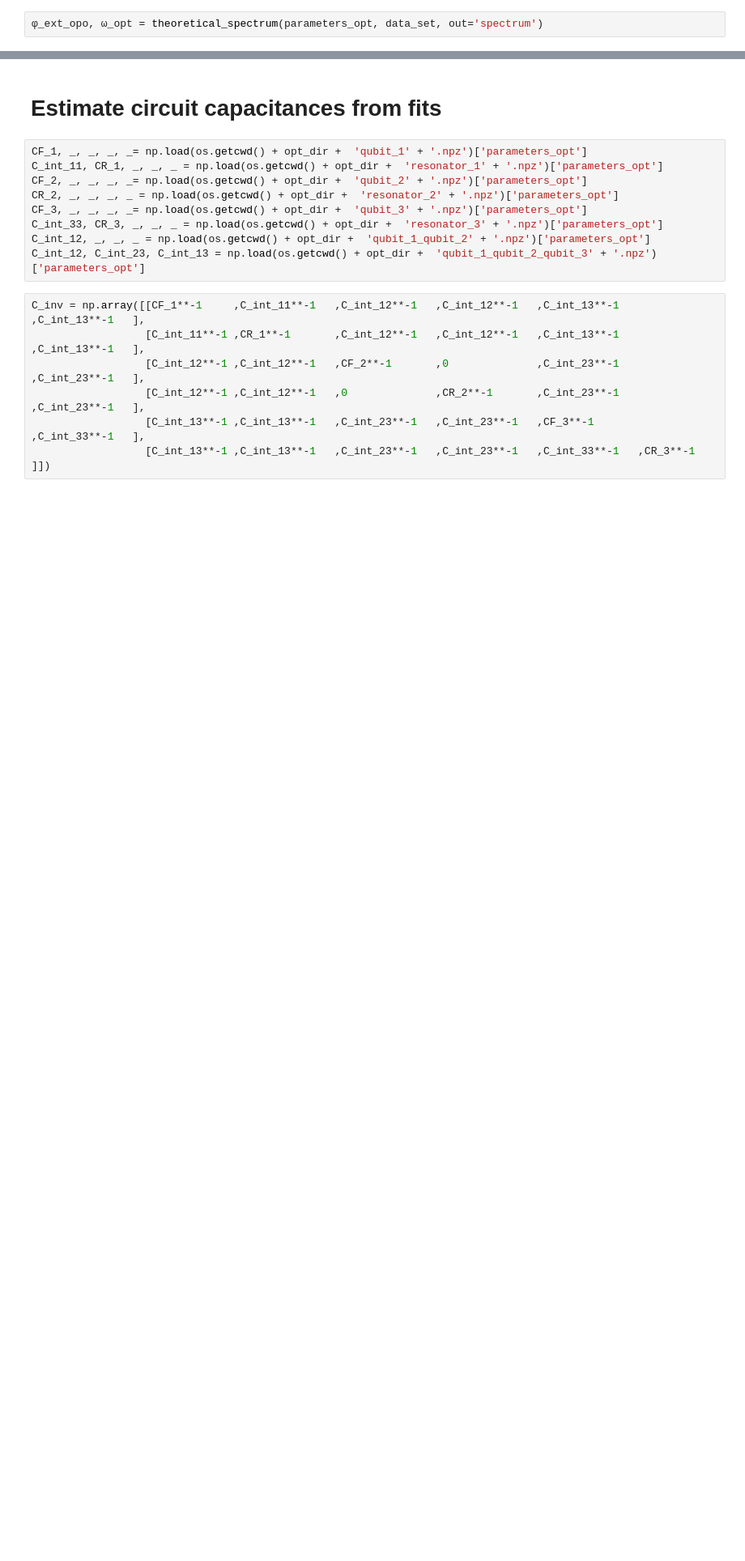
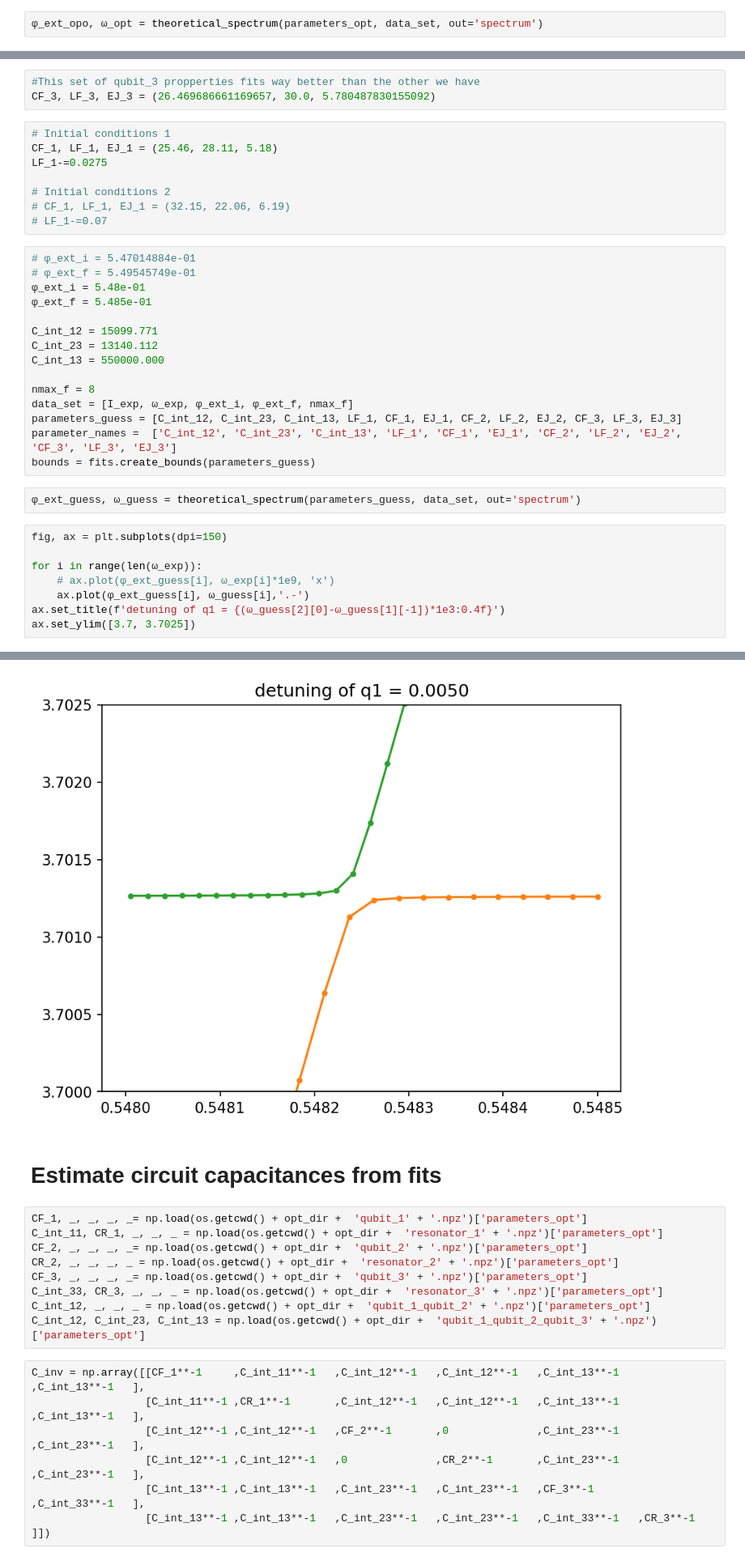
Before and after one commit to GabrielJauma/tunable-capacitive-coupling-flux-qubits, a Jupyter notebook: KIT/spectral_data_KIT/fit_spectra.ipynb, the cells around one changed output, grey strips where cells are left out. Shown at 81% size. Drawn from its saved outputs; the diff is of its cells as text; blank space fills up the shorter version.

```diff
--- a/KIT/spectral_data_KIT/fit_spectra.ipynb
+++ b/KIT/spectral_data_KIT/fit_spectra.ipynb
@@ -1398,0 +1549,37 @@ ax.set_xlabel(r'$\varphi_{ext,3}$')
+# %%
+#This set of qubit_3 propperties fits way better than the other we have
+CF_3, LF_3, EJ_3 = (26.469686661169657, 30.0, 5.780487830155092)
+# %%
+# Initial conditions 1
+CF_1, LF_1, EJ_1 = (25.46, 28.11, 5.18)
+LF_1-=0.0275
+
+# Initial conditions 2
+# CF_1, LF_1, EJ_1 = (32.15, 22.06, 6.19)
+# LF_1-=0.07
+# %%
+# φ_ext_i = 5.47014884e-01
+# φ_ext_f = 5.49545749e-01
+φ_ext_i = 5.48e-01
+φ_ext_f = 5.485e-01
+
+C_int_12 = 15099.771
+C_int_23 = 13140.112
+C_int_13 = 550000.000
+
+nmax_f = 8
+data_set = [I_exp, ω_exp, φ_ext_i, φ_ext_f, nmax_f]
+parameters_guess = [C_int_12, C_int_23, C_int_13, LF_1, CF_1, EJ_1, CF_2, LF_2, EJ_2, CF_3, LF_3, EJ_3]
+parameter_names =  ['C_int_12', 'C_int_23', 'C_int_13', 'LF_1', 'CF_1', 'EJ_1', 'CF_2', 'LF_2', 'EJ_2', 'CF_3', 'LF_3', 'EJ_3']
+bounds = fits.create_bounds(parameters_guess)
+# %%
+φ_ext_guess, ω_guess = theoretical_spectrum(parameters_guess, data_set, out='spectrum')
+# %%
+fig, ax = plt.subplots(dpi=150)
+
+for i in range(len(ω_exp)):
+    # ax.plot(φ_ext_guess[i], ω_exp[i]*1e9, 'x')
+    ax.plot(φ_ext_guess[i], ω_guess[i],'.-')
+ax.set_title(f'detuning of q1 = {(ω_guess[2][0]-ω_guess[1][-1])*1e3:0.4f}')
+ax.set_ylim([3.7, 3.7025])
+# %% [output]
@@ -1399,3 +1587,4 @@ ax.set_xlabel(r'$\varphi_{ext,3}$')
+[figure, added]
 # %% [markdown]
 # Estimate circuit capacitances from fits
 # %%
```
Also changed, not shown: parts of 30 cells of this notebook, 3 other files.
